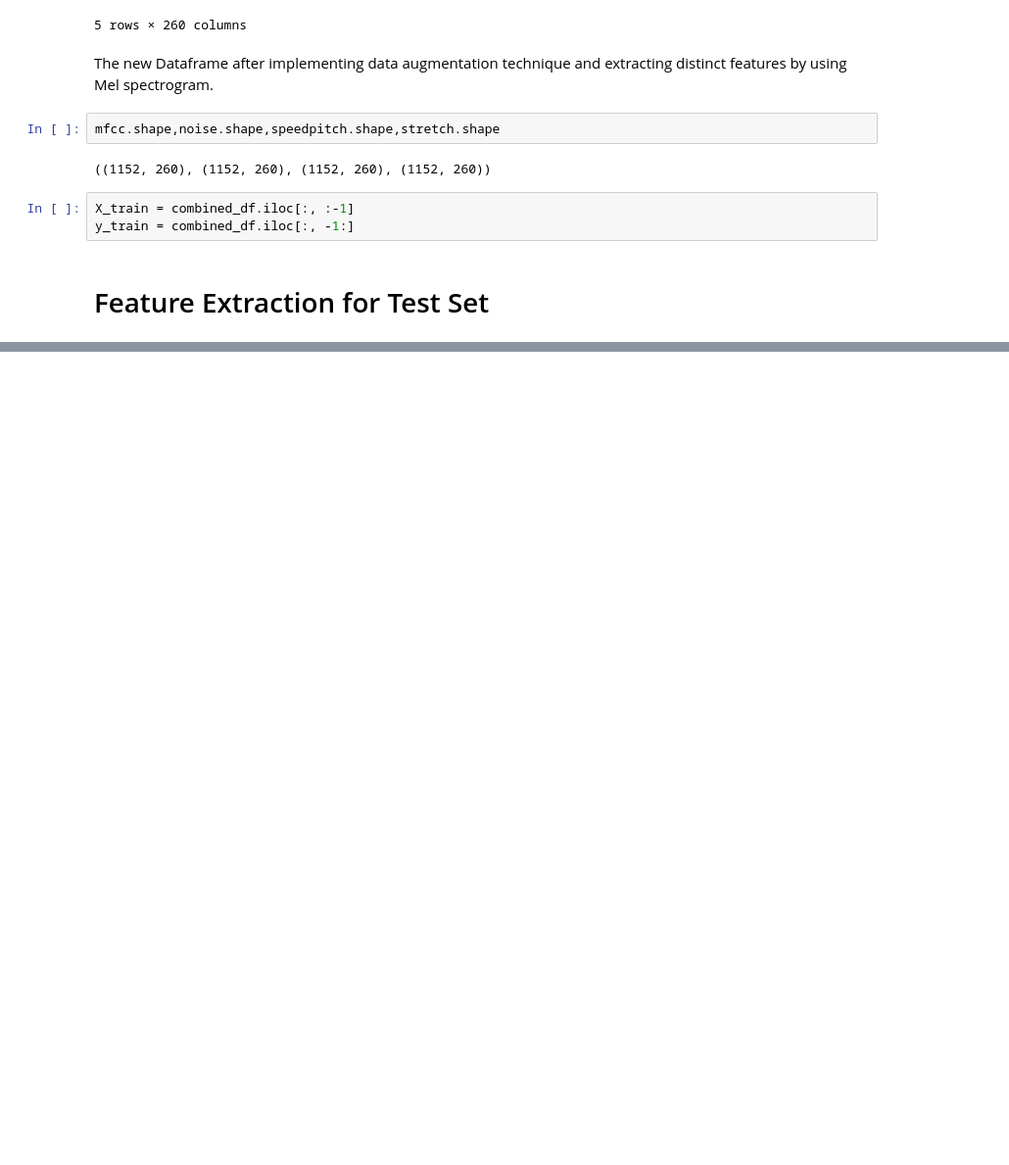
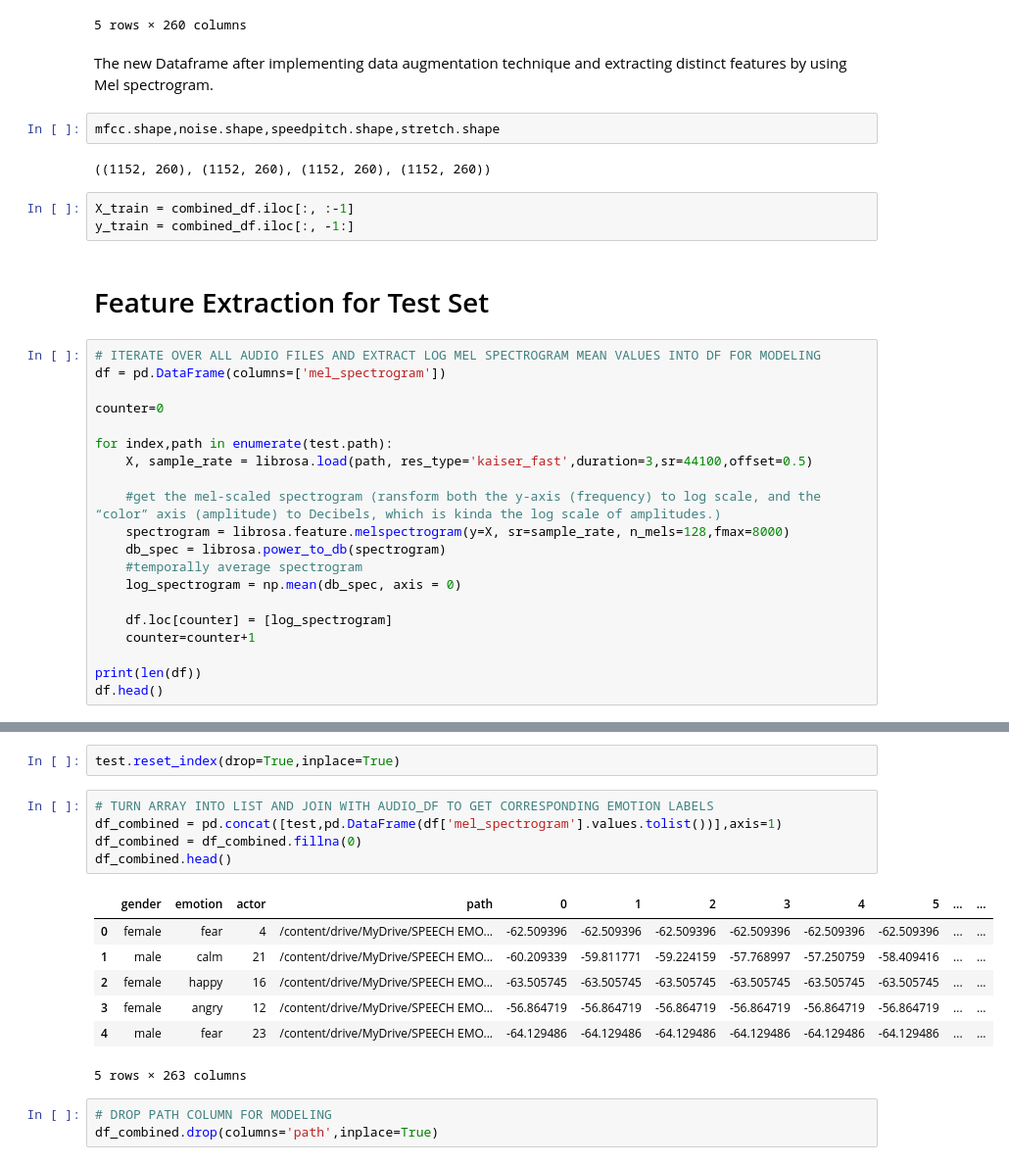
Before and after one commit to Tanjul5/Speech-Emotion-Recognition, a Jupyter notebook: speech_emotion_recognition_capstone_project.ipynb, the cells around one changed output, grey strips where cells are left out. Shown at 98% size. Saved outputs shown, nothing was run; the diff lists cells and outputs as text; blank space fills up the shorter version.

```diff
--- a/speech_emotion_recognition_capstone_project.ipynb
+++ b/speech_emotion_recognition_capstone_project.ipynb
@@ -534,3 +534,23 @@ X_train = combined_df.iloc[:, :-1]
 y_train = combined_df.iloc[:, -1:]
 # %% [markdown]
 # Feature Extraction for Test Set
+# %%
+# ITERATE OVER ALL AUDIO FILES AND EXTRACT LOG MEL SPECTROGRAM MEAN VALUES INTO DF FOR MODELING
+df = pd.DataFrame(columns=['mel_spectrogram'])
+
+counter=0
+
+for index,path in enumerate(test.path):
+    X, sample_rate = librosa.load(path, res_type='kaiser_fast',duration=3,sr=44100,offset=0.5)
+
+    #get the mel-scaled spectrogram (ransform both the y-axis (frequency) to log scale, and the “color” axis (amplitude) to Decibels, which is kinda the log scale of amplitudes.)
+    spectrogram = librosa.feature.melspectrogram(y=X, sr=sample_rate, n_mels=128,fmax=8000)
+    db_spec = librosa.power_to_db(spectrogram)
+    #temporally average spectrogram
+    log_spectrogram = np.mean(db_spec, axis = 0)
+
+    df.loc[counter] = [log_spectrogram]
+    counter=counter+1
+
+print(len(df))
+df.head()
@@ -536,0 +565,18 @@ y_train = combined_df.iloc[:, -1:]
+# %%
+test.reset_index(drop=True,inplace=True)
+# %%
+# TURN ARRAY INTO LIST AND JOIN WITH AUDIO_DF TO GET CORRESPONDING EMOTION LABELS
+df_combined = pd.concat([test,pd.DataFrame(df['mel_spectrogram'].values.tolist())],axis=1)
+df_combined = df_combined.fillna(0)
+df_combined.head()
+# %% [output]
+|  | gender | emotion | actor | path | 0 | 1 | 2 | 3 | 4 | 5 | ... | ... |
+| 0 | female | fear | 4 | /content/drive/MyDrive/SPEECH EMO... | -62.509396 | -62.509396 | -62.509396 | -62.509396 | -62.509396 | -62.509396 | ... | ... |
+| 1 | male | calm | 21 | /content/drive/MyDrive/SPEECH EMO... | -60.209339 | -59.811771 | -59.224159 | -57.768997 | -57.250759 | -58.409416 | ... | ... |
+| 2 | female | happy | 16 | /content/drive/MyDrive/SPEECH EMO... | -63.505745 | -63.505745 | -63.505745 | -63.505745 | -63.505745 | -63.505745 | ... | ... |
+| 3 | female | angry | 12 | /content/drive/MyDrive/SPEECH EMO... | -56.864719 | -56.864719 | -56.864719 | -56.864719 | -56.864719 | -56.864719 | ... | ... |
+| 4 | male | fear | 23 | /content/drive/MyDrive/SPEECH EMO... | -64.129486 | -64.129486 | -64.129486 | -64.129486 | -64.129486 | -64.129486 | ... | ... |
+5 rows × 263 columns
+# %%
+# DROP PATH COLUMN FOR MODELING
+df_combined.drop(columns='path',inplace=True)
```
Also changed, not shown: parts of 25 cells of this notebook.
